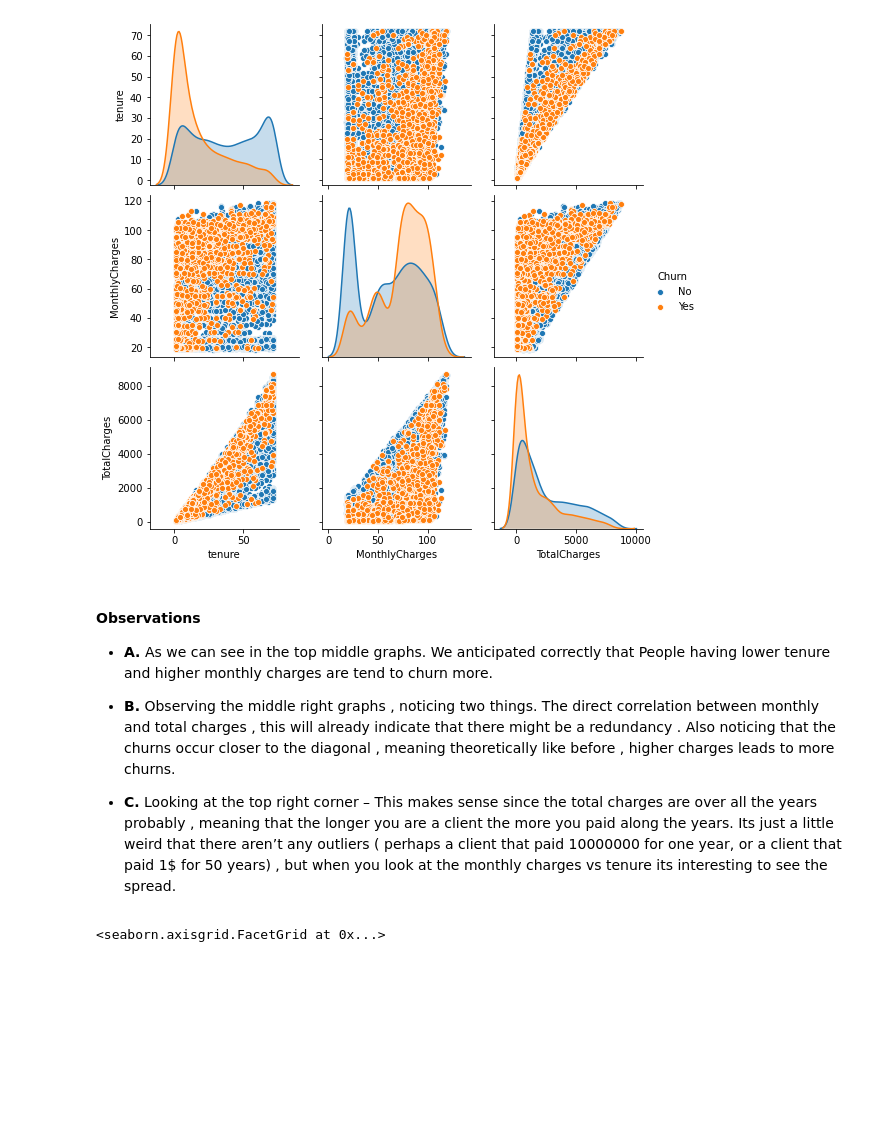
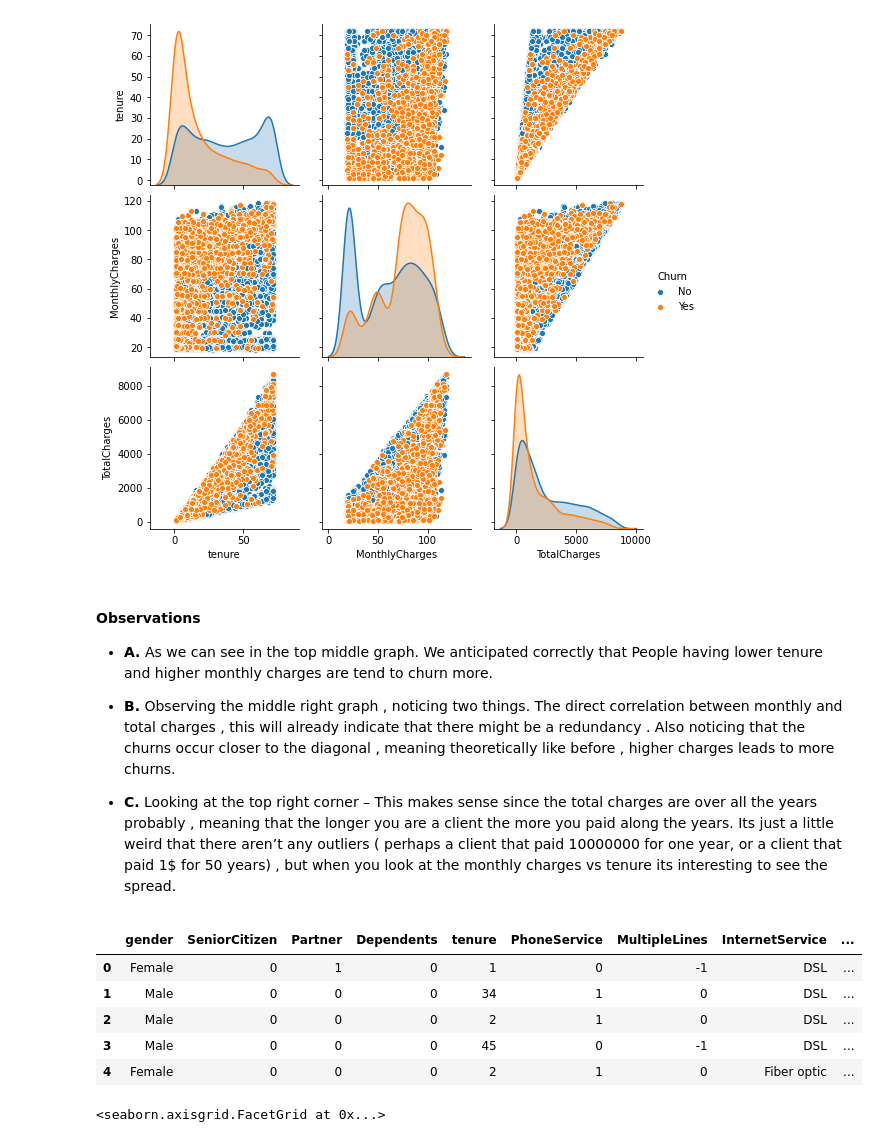
Before and after one commit to ShauliTaragin/ML-Sem1-Assignment, a Jupyter notebook: Classification task.ipynb, the cells around one changed output. Drawn from its saved outputs; the diff is of its cells as text; code cells hidden in the pictures; blank space fills up the shorter version.

```diff
--- a/Classification task.ipynb
+++ b/Classification task.ipynb
@@ -180,28 +179,37 @@ sns.pairplot(df1,vars = ['tenure','MonthlyCharges','TotalCharges' ], hue="Churn"
 #### Observations
 
 
-* **A.** As we can see in the top middle graphs. We anticipated correctly that People having lower tenure and higher monthly charges are tend to churn more.
+* **A.** As we can see in the top middle graph. We anticipated correctly that People having lower tenure and higher monthly charges are tend to churn more.
 
-* **B.** Observing the  middle  right graphs , noticing two things. The direct correlation between monthly and total charges , this will already indicate that there might be a redundancy . Also noticing that the churns occur closer to the diagonal , meaning theoretically like before , higher charges leads to more churns.
+* **B.** Observing the  middle  right graph , noticing two things. The direct correlation between monthly and total charges , this will already indicate that there might be a redundancy . Also noticing that the churns occur closer to the diagonal , meaning theoretically like before , higher charges leads to more churns.
 
 * **C.** Looking at the top right corner – This makes sense since the total charges are over all the years probably , meaning that the longer you are a client the more you paid along the years. Its just a little weird that there aren’t any outliers ( perhaps a client that paid 10000000 for one year, or a client that paid 1$ for 50 years) , but when you look at the monthly charges vs tenure its interesting to see the spread.
 # %%
 #changing churn  to numerical value inorder to use seaborns catplot to find churn probabilty with the type of contract the customer has
 #while we are at it ,  we will change aditional values which are the similar(3 optiones)
 columns_to_convert = ['Partner',
                       'Dependents',
                       'PhoneService',
                       'MultipleLines',
                       'OnlineSecurity',
                       'OnlineBackup',
                       'DeviceProtection',
                       'TechSupport',
                       'StreamingTV',
                       'StreamingMovies',
                       'PaperlessBilling',
                       'Churn']
 for item in columns_to_convert:
     df1[item] = [1 if each == "Yes" else 0 if each == "No" else -1 for each in df1[item]]
+
+df1.head()
+# %% [output]
+|  | gender | SeniorCitizen | Partner | Dependents | tenure | PhoneService | MultipleLines | InternetService | ... |
+| 0 | Female | 0 | 1 | 0 | 1 | 0 | -1 | DSL | ... |
+| 1 | Male | 0 | 0 | 0 | 34 | 1 | 0 | DSL | ... |
+| 2 | Male | 0 | 0 | 0 | 2 | 1 | 0 | DSL | ... |
+| 3 | Male | 0 | 0 | 0 | 45 | 0 | -1 | DSL | ... |
+| 4 | Female | 0 | 0 | 0 | 2 | 1 | 0 | Fiber optic | ... |
 # %%
 #lets if the type of contract the customer has affects his churn probability
 sns.set(style="whitegrid")
```
Also changed, not shown: parts of 8 cells of this notebook.
